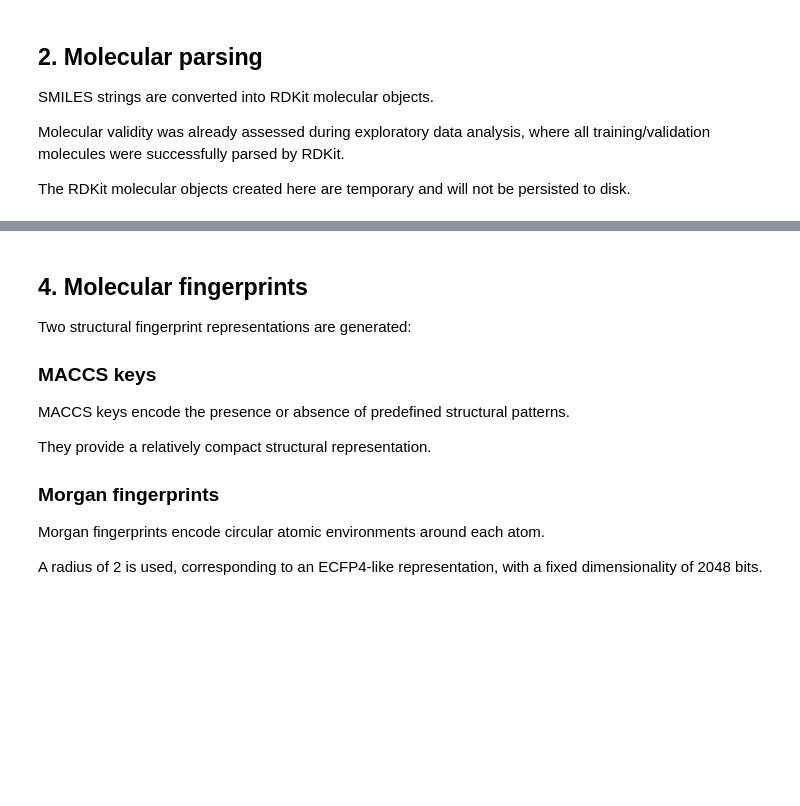
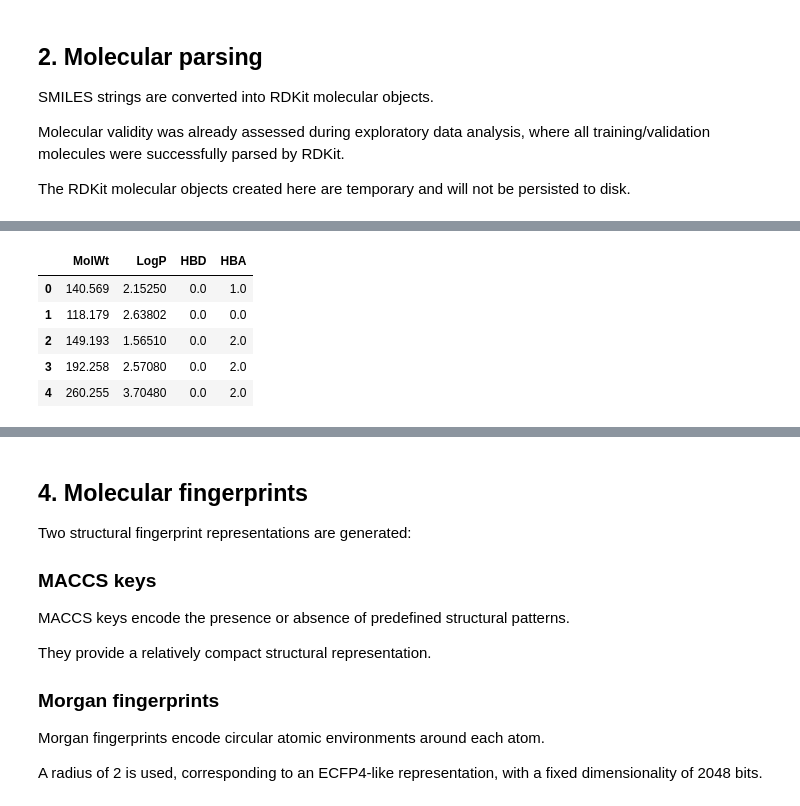
Before and after one commit to alexcorbero/admet-ml, a Jupyter notebook: notebooks/03_feature_engineering.ipynb, the cells around one changed output, grey strips where cells are left out. Cells and saved outputs as stored; diff of their text form; code cells hidden in the pictures; blank space fills up the shorter version.

```diff
--- a/notebooks/03_feature_engineering.ipynb
+++ b/notebooks/03_feature_engineering.ipynb
@@ -87,15 +104,11 @@ Features:
 These features provide a compact and chemically interpretable baseline representation.
 # %%
-def compute_basic_descriptors(mol):
+def compute_RO5_descriptors(mol):
     return pd.Series(
         {
             "MolWt": Descriptors.MolWt(mol),
             "LogP": Descriptors.MolLogP(mol),
             "HBD": Descriptors.NumHDonors(mol),
             "HBA": Descriptors.NumHAcceptors(mol),
-            "TPSA": Descriptors.TPSA(mol),
-            "RotatableBonds": Descriptors.NumRotatableBonds(mol),
-            "RingCount": Descriptors.RingCount(mol),
-            "HeavyAtomCount": Descriptors.HeavyAtomCount(mol),
         }
     )
@@ -102,12 +150,21 @@ def compute_basic_descriptors(mol):
 # %%
-X_train_val_descriptors = (
+X_train_val_RO5_descriptors = (
     train_val["ROMol"]
-    .apply(compute_basic_descriptors)
+    .apply(compute_RO5_descriptors)
     .reset_index(drop=True)
 )
 
-X_test_descriptors = (
+X_test_RO5_descriptors = (
     test["ROMol"]
-    .apply(compute_basic_descriptors)
+    .apply(compute_RO5_descriptors)
     .reset_index(drop=True)
 )
+# %%
+X_train_val_RO5_descriptors.head()
+# %% [output]
+|  | MolWt | LogP | HBD | HBA |
+| 0 | 140.569 | 2.15250 | 0.0 | 1.0 |
+| 1 | 118.179 | 2.63802 | 0.0 | 0.0 |
+| 2 | 149.193 | 1.56510 | 0.0 | 2.0 |
+| 3 | 192.258 | 2.57080 | 0.0 | 2.0 |
+| 4 | 260.255 | 3.70480 | 0.0 | 2.0 |
```
Also changed, not shown: parts of 28 cells of this notebook.
